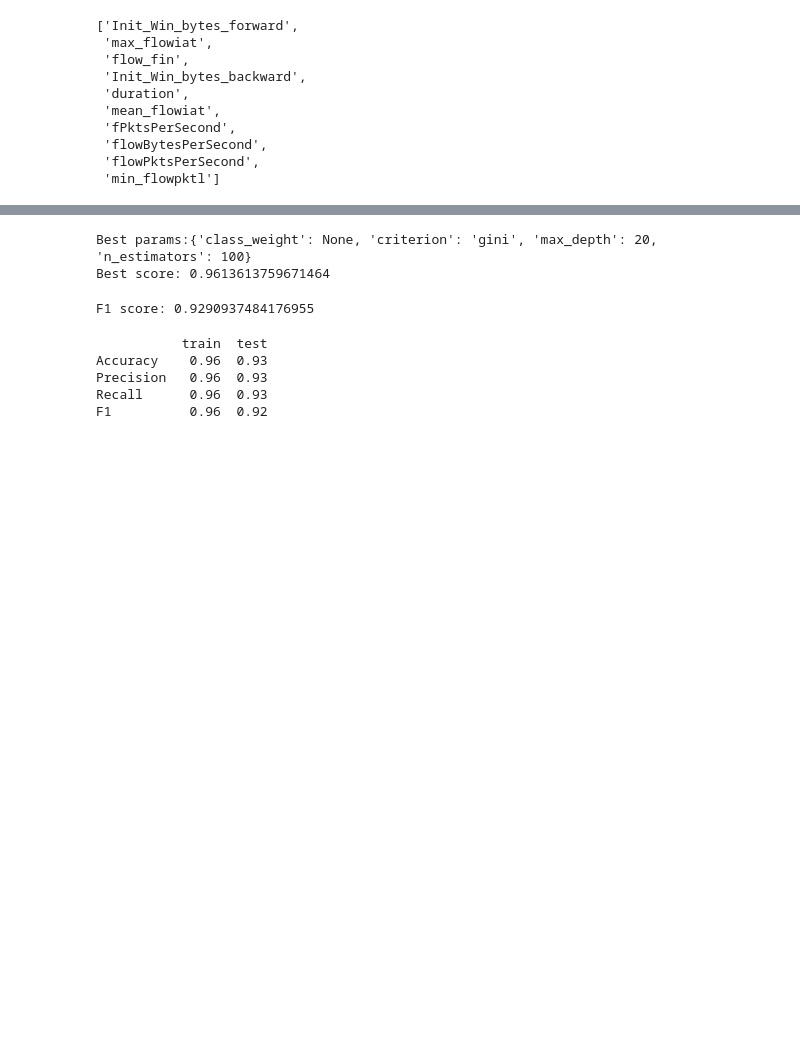
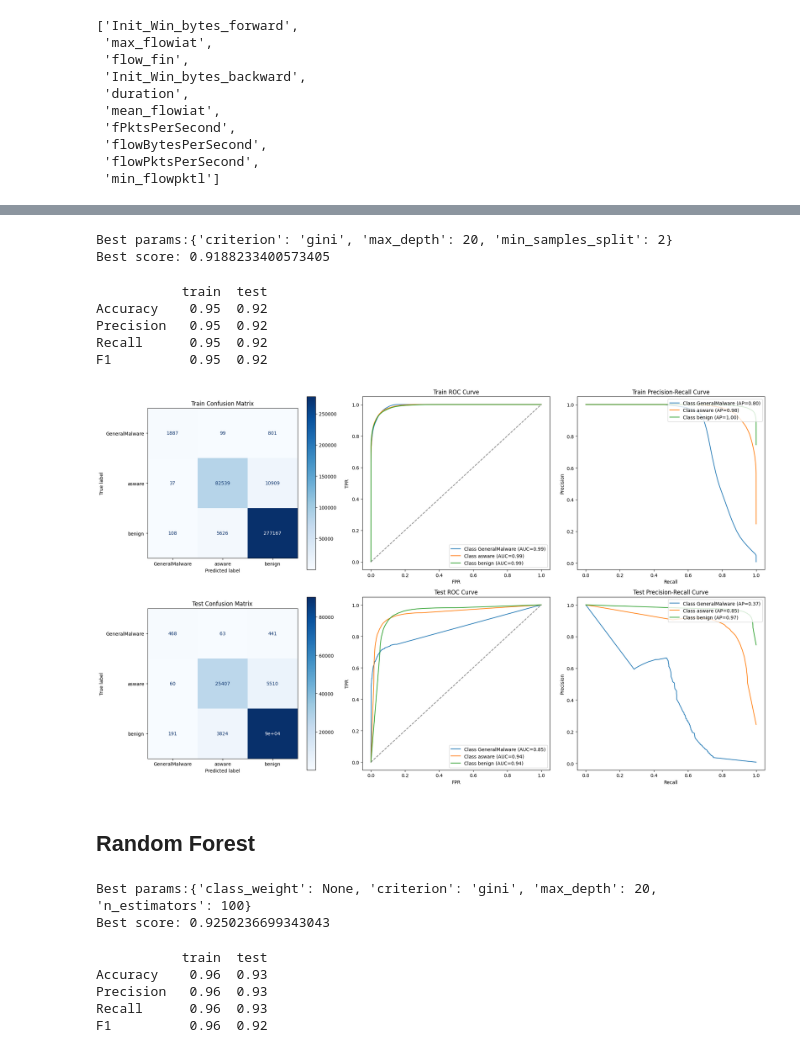
Before and after one commit to No-Country-simulation/c19-128-t-data-bi, a Jupyter notebook: Notebooks/ml_models.ipynb, the cells around one changed output, grey strips where cells are left out. Cells and saved outputs as stored; diff of their text form; code cells hidden in the pictures; blank space fills up the shorter version.

```diff
--- a/Notebooks/ml_models.ipynb
+++ b/Notebooks/ml_models.ipynb
@@ -193,3 +224,31 @@ X_test_reduced = X_test[columns_reduced].copy()
+# %%
+model_tree = DecisionTreeClassifier(random_state=seed)
+param_grid = {
+    'criterion':['gini', 'entropy'],
+    'max_depth': [None, 10, 20, 50, 100],
+    'min_samples_split': [2, 5, 10]
+}
+grid_tree = GridSearchCV(estimator=model_tree, param_grid=param_grid, scoring='accuracy', cv=5, n_jobs=-1)
+grid_tree.fit(X_train_reduced, y_train)
+
+print(f'''
+Best params:{ grid_tree.best_params_}
+Best score: {grid_tree.best_score_}
+''')
+# %% [output]
+Best params:{'criterion': 'gini', 'max_depth': 20, 'min_samples_split': 2}
+Best score: 0.9188233400573405
+# %%
+evaluate_model(grid_tree.best_estimator_, X_train_reduced, y_train, X_test_reduced, y_test,l_e.classes_)
+# %% [output]
+           train  test
+Accuracy    0.95  0.92
+Precision   0.95  0.92
+Recall      0.95  0.92
+F1          0.95  0.92
+[figure, added]
+# %% [markdown]
+## Random Forest
 # %%
 # Using gridserach to find the best model
 model_forest = RandomForestClassifier()
@@ -199,7 +258,7 @@ param_grid = {
     'max_depth':[10, 20, 30],
     'class_weight':[None, 'balanced']
 }
-grid_forest = GridSearchCV(estimator=model_forest, param_grid=param_grid, scoring='roc_auc_ovr', cv=3, n_jobs=-1)
+grid_forest = GridSearchCV(estimator=model_forest, param_grid=param_grid, scoring='accuracy', cv=3, n_jobs=-1)
 grid_forest.fit(X_train_reduced, y_train)
 
 print(f'''
@@ -208,10 +267,5 @@ Best score: {grid_forest.best_score_}
 ''')
 # %% [output]
 Best params:{'class_weight': None, 'criterion': 'gini', 'max_depth': 20, 'n_estimators': 100}
-Best score: 0.9613613759671464
+Best score: 0.9250236699343043
-# %%
-rf_pred = grid_forest.best_estimator_.predict(X_val_reduced)
-print("F1 score:", f1_score(rf_pred, y_val, average='weighted'))
-# %% [output]
-F1 score: 0.9290937484176955
 # %%
```
Also changed, not shown: parts of 31 cells of this notebook.
